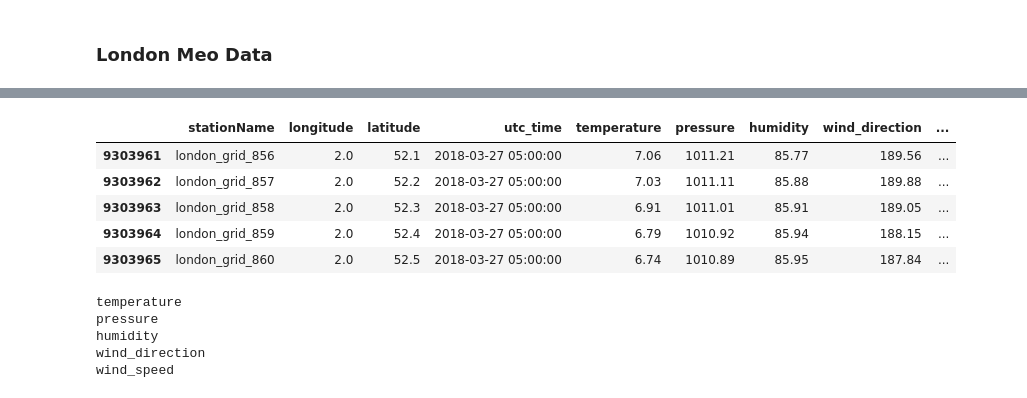
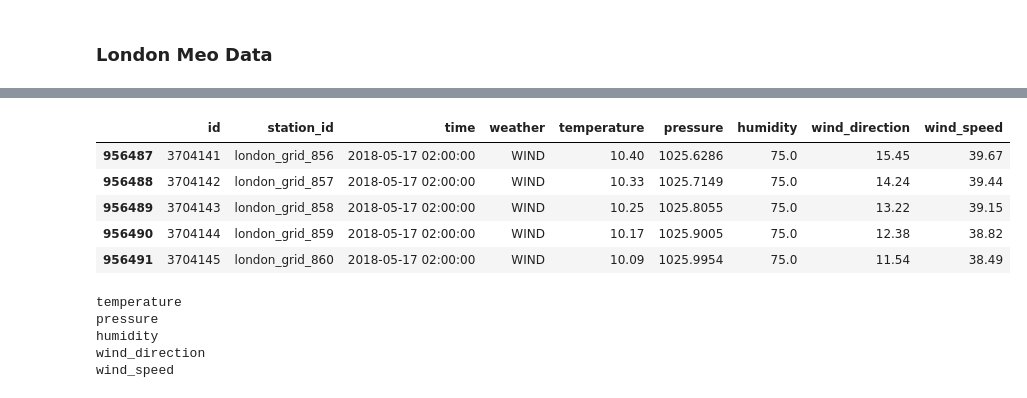
Before and after one commit to zchi1992/kdd-cup-2018-new, a Jupyter notebook: bj_data_preprocess.ipynb, the cells around one changed output, grey strips where cells are left out. Cells and saved outputs as stored; diff of their text form; code cells hidden in the pictures.

Commit message:
finished meterology preprocessing

```diff
--- a/bj_data_preprocess.ipynb
+++ b/bj_data_preprocess.ipynb
@@ -884,12 +927,12 @@ ld_grid_meo_new.head()
 # %%
-ld_grid_meo.tail()
+ld_meter_grid_new.tail()
 # %% [output]
-|  | stationName | longitude | latitude | utc_time | temperature | pressure | humidity | wind_direction | ... |
-| 9303961 | london_grid_856 | 2.0 | 52.1 | 2018-03-27 05:00:00 | 7.06 | 1011.21 | 85.77 | 189.56 | ... |
-| 9303962 | london_grid_857 | 2.0 | 52.2 | 2018-03-27 05:00:00 | 7.03 | 1011.11 | 85.88 | 189.88 | ... |
-| 9303963 | london_grid_858 | 2.0 | 52.3 | 2018-03-27 05:00:00 | 6.91 | 1011.01 | 85.91 | 189.05 | ... |
-| 9303964 | london_grid_859 | 2.0 | 52.4 | 2018-03-27 05:00:00 | 6.79 | 1010.92 | 85.94 | 188.15 | ... |
-| 9303965 | london_grid_860 | 2.0 | 52.5 | 2018-03-27 05:00:00 | 6.74 | 1010.89 | 85.95 | 187.84 | ... |
+|  | id | station_id | time | weather | temperature | pressure | humidity | wind_direction | wind_speed |
+| 956487 | 3704141 | london_grid_856 | 2018-05-17 02:00:00 | WIND | 10.40 | 1025.6286 | 75.0 | 15.45 | 39.67 |
+| 956488 | 3704142 | london_grid_857 | 2018-05-17 02:00:00 | WIND | 10.33 | 1025.7149 | 75.0 | 14.24 | 39.44 |
+| 956489 | 3704143 | london_grid_858 | 2018-05-17 02:00:00 | WIND | 10.25 | 1025.8055 | 75.0 | 13.22 | 39.15 |
+| 956490 | 3704144 | london_grid_859 | 2018-05-17 02:00:00 | WIND | 10.17 | 1025.9005 | 75.0 | 12.38 | 38.82 |
+| 956491 | 3704145 | london_grid_860 | 2018-05-17 02:00:00 | WIND | 10.09 | 1025.9954 | 75.0 | 11.54 | 38.49 |
 # %%
 grid_meteros_stations = load_city_meter_grid('ld')
 # %% [output]
```
Also changed, not shown: parts of 8 cells of this notebook, 7 other files.
